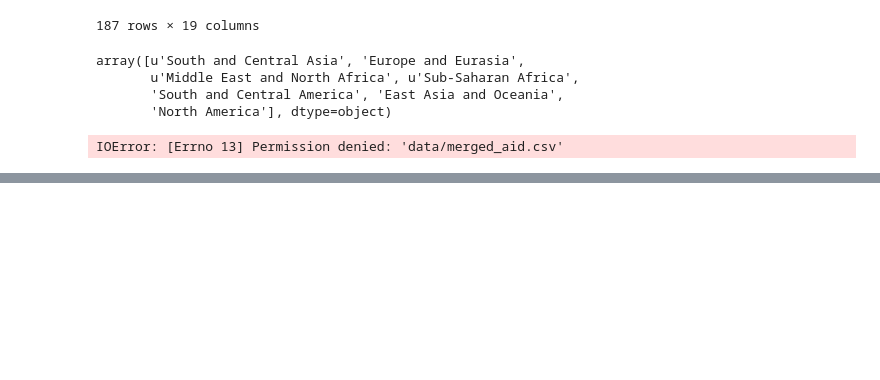
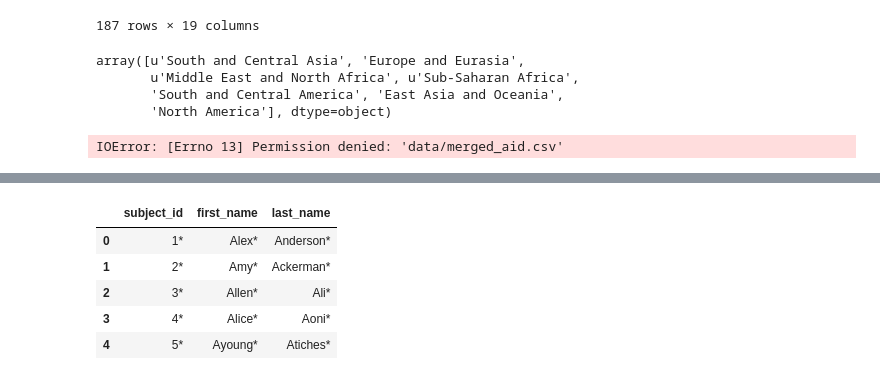
Before and after one commit to ds-proto/ds-proto.github.io, a Jupyter notebook: US_aid.ipynb, the cells around one changed output, grey strips where cells are left out. Cells and saved outputs as stored; diff of their text form; code cells hidden in the pictures; blank space fills up the shorter version.

```diff
--- a/US_aid.ipynb
+++ b/US_aid.ipynb
@@ -438,0 +488,14 @@ IOError: [Errno 13] Permission denied: 'data/merged_aid.csv'
+# %%
+def addStar(x):
+    if type(x) is str:
+        return x.strip()+'*'
+    else:
+        return x
+df_a.applymap(addStar)
+# %% [output]
+|  | subject_id | first_name | last_name |
+| 0 | 1* | Alex* | Anderson* |
+| 1 | 2* | Amy* | Ackerman* |
+| 2 | 3* | Allen* | Ali* |
+| 3 | 4* | Alice* | Aoni* |
+| 4 | 5* | Ayoung* | Atiches* |
```
Also changed, not shown: parts of 9 cells of this notebook, 5 other files.
